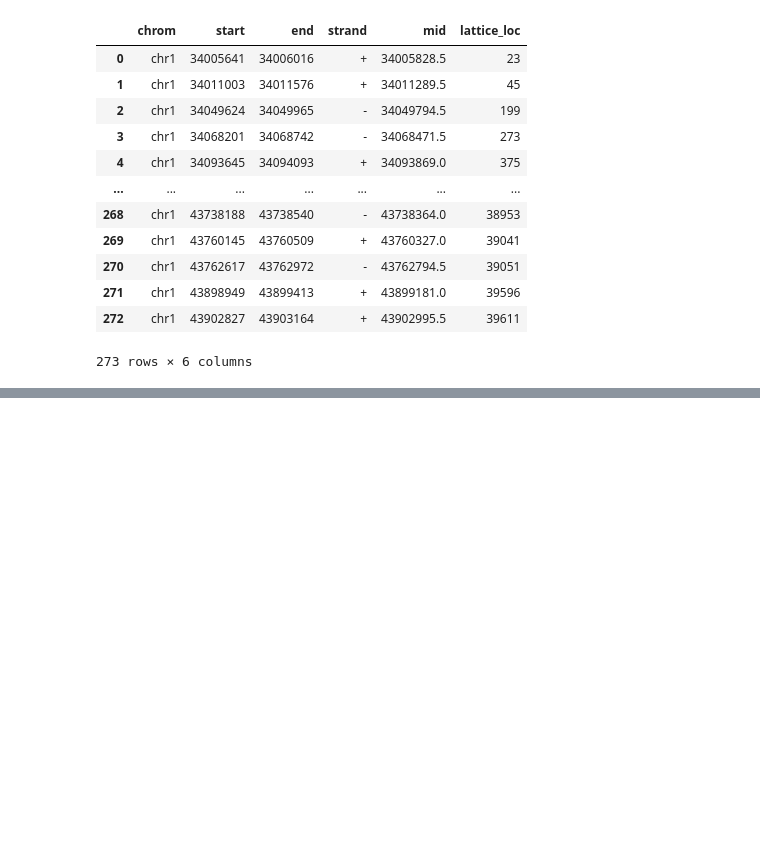
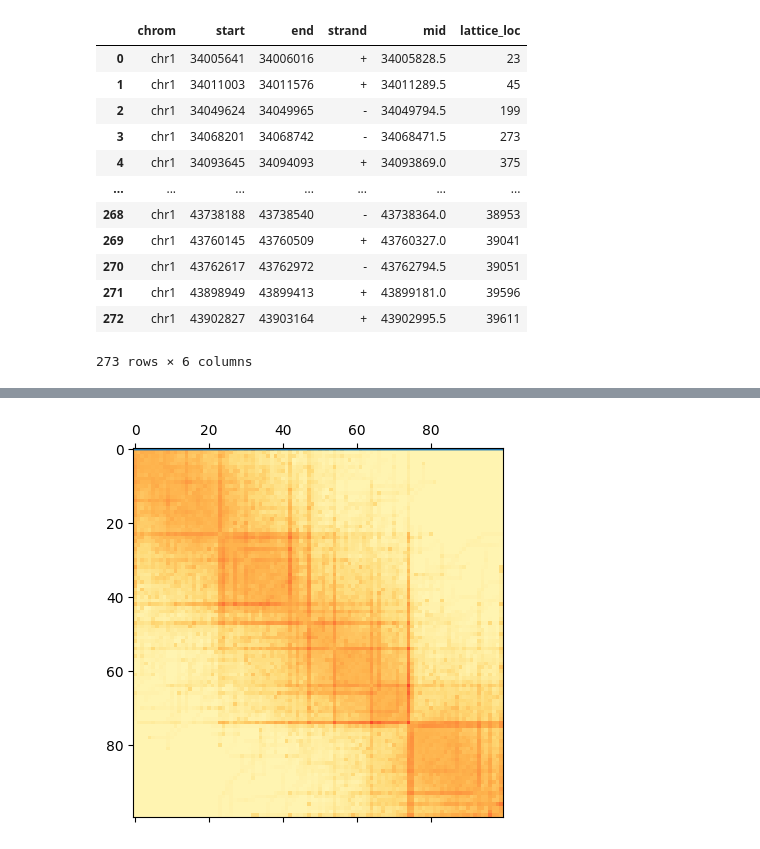
Before and after one commit to Fudenberg-Research-Group/OccupancyInputCTCF, a Jupyter notebook: processing/genome_domain_processing.ipynb, the cells around one changed output, grey strips where cells are left out. Cells and saved outputs as stored; diff of their text form; code cells hidden in the pictures; blank space fills up the shorter version.

```diff
--- a/processing/genome_domain_processing.ipynb
+++ b/processing/genome_domain_processing.ipynb
@@ -272,0 +151,8 @@ print(ctcfleftposition,ctcfrightposition)
+# %%
+path_dict_n = {}
+
+directory = '/scratch1/rahmanin/Site_wise_occupancy/simulations/'
+for name  in glob.glob(directory+'sims/chr6/folder_*'):
+    path_dict_n[name.split('chr6/')[1][:]]= name
+path_dict_n = dict(sorted(path_dict_n.items()))
+len(path_dict_n)
@@ -272,0 +248,17 @@ print(ctcfleftposition,ctcfrightposition)
+# %%
+c = 1
+for name in path_dict_n.keys():
+
+    lefs = h5py.File(path_dict_n[name]+'/LEFPositions.h5','r')["positions"]
+    chip = utils.chip_seq_from_lef(lefs, mapN)
+    with  h5py.File(path_dict_n[name]+'/LEFPositions.h5', mode='r') as myfile:
+        lef_array = np.array(myfile['positions'])
+    lef_array_snip = lef_array[:10]
+    plt.plot(np.arange(len(chip))*lattice_size,chip/np.sum(chip), label=name)
+    m = utils.contact_map_from_lefs(lef_array[:],5000)
+    matrix = adaptive_coarsegrain(m+1, m+1, cutoff = 3, max_levels=3, min_shape = 2)
+    padded_matrix = np.pad(matrix, ((0, 1), (0, 1)), mode='constant')
+    binned_matrix = padded_matrix.reshape(100, 50, 100, 50).sum(axis=(1, 3))
+    im = plt.matshow(np.log10(binned_matrix+1), vmax=8.1, vmin=2.5,cmap='fall', fignum=False)
+# %% [output]
+[figure, added]
```
Also changed, not shown: parts of 30 cells of this notebook, 46 other files.
